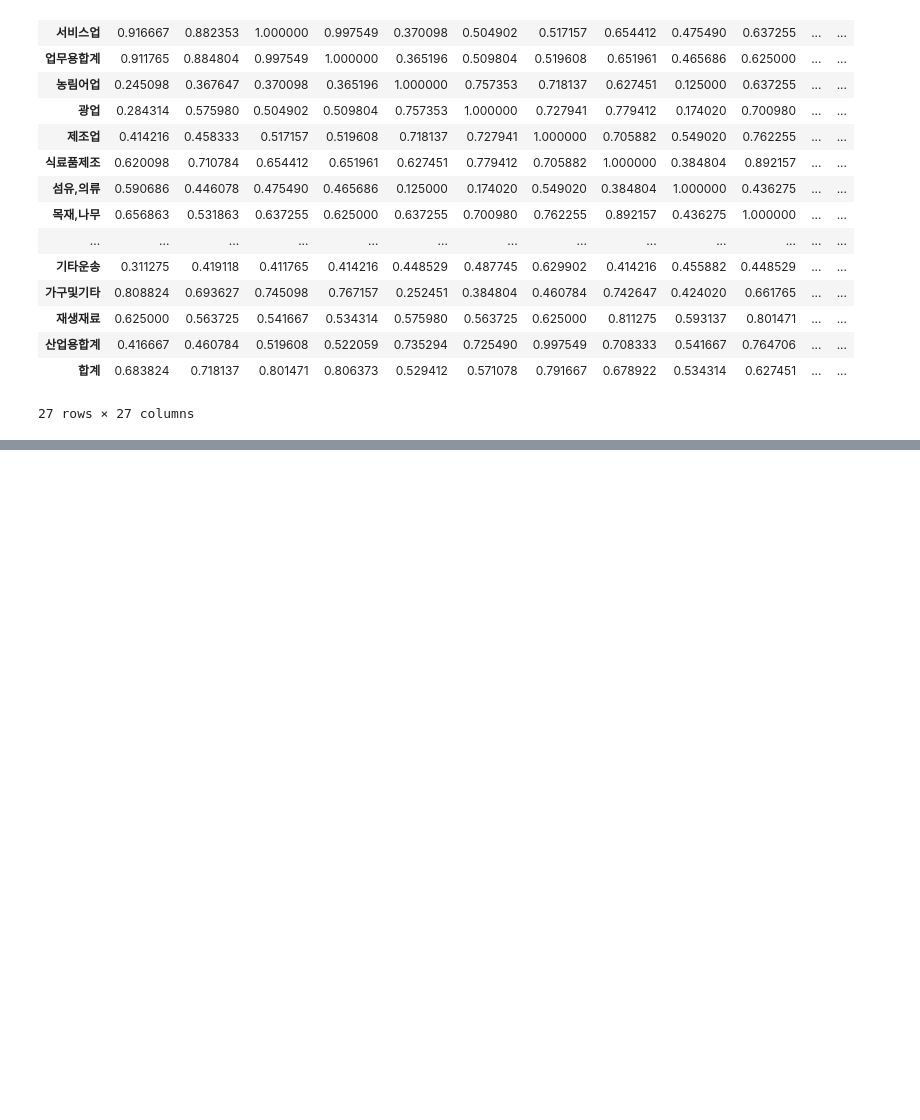
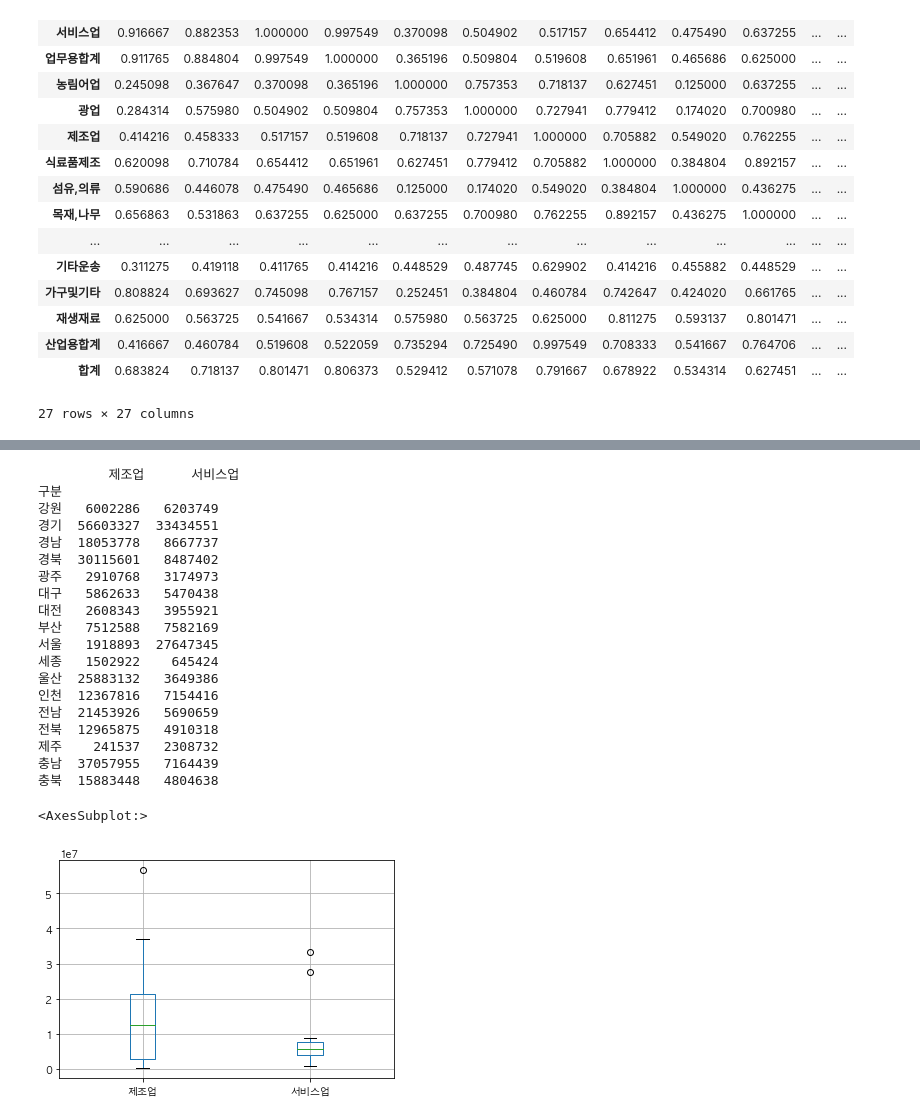
Before and after one commit to yu04038/DataProcess-Analysis, a Jupyter notebook: 8월 17일.ipynb, the cells around one changed output, grey strips where cells are left out. Drawn from its saved outputs; the diff is of its cells as text; code cells hidden in the pictures; blank space fills up the shorter version.

```diff
--- a/8월 17일.ipynb
+++ b/8월 17일.ipynb
@@ -237,0 +293,26 @@ AttributeError: 'DataFrame' object has no attribute 'counter'
+# %%
+a=power[['제조업', '서비스업']]
+print(a)
+a.boxplot()
+# %% [output]
+         제조업      서비스업
+구분
+강원   6002286   6203749
+경기  56603327  33434551
+경남  18053778   8667737
+경북  30115601   8487402
+광주   2910768   3174973
+대구   5862633   5470438
+대전   2608343   3955921
+부산   7512588   7582169
+서울   1918893  27647345
+세종   1502922    645424
+울산  25883132   3649386
+인천  12367816   7154416
+전남  21453926   5690659
+전북  12965875   4910318
+제주    241537   2308732
+충남  37057955   7164439
+충북  15883448   4804638
+<AxesSubplot:>
+[figure, added]
```
Also changed, not shown: parts of 14 cells of this notebook.
